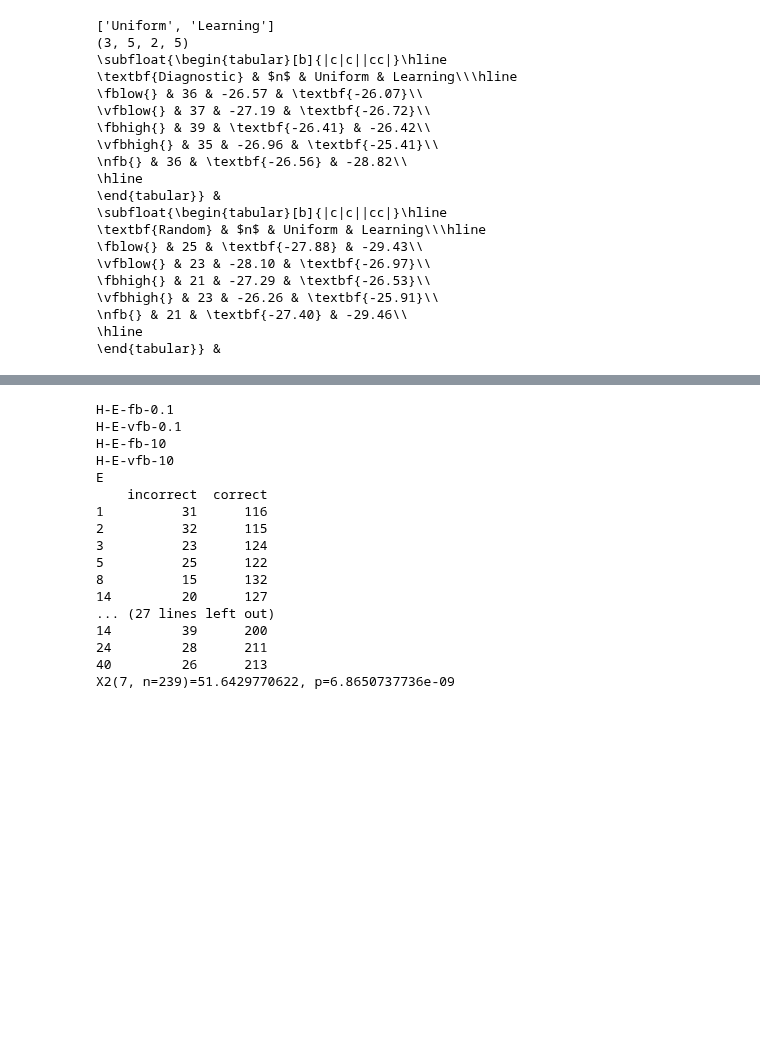
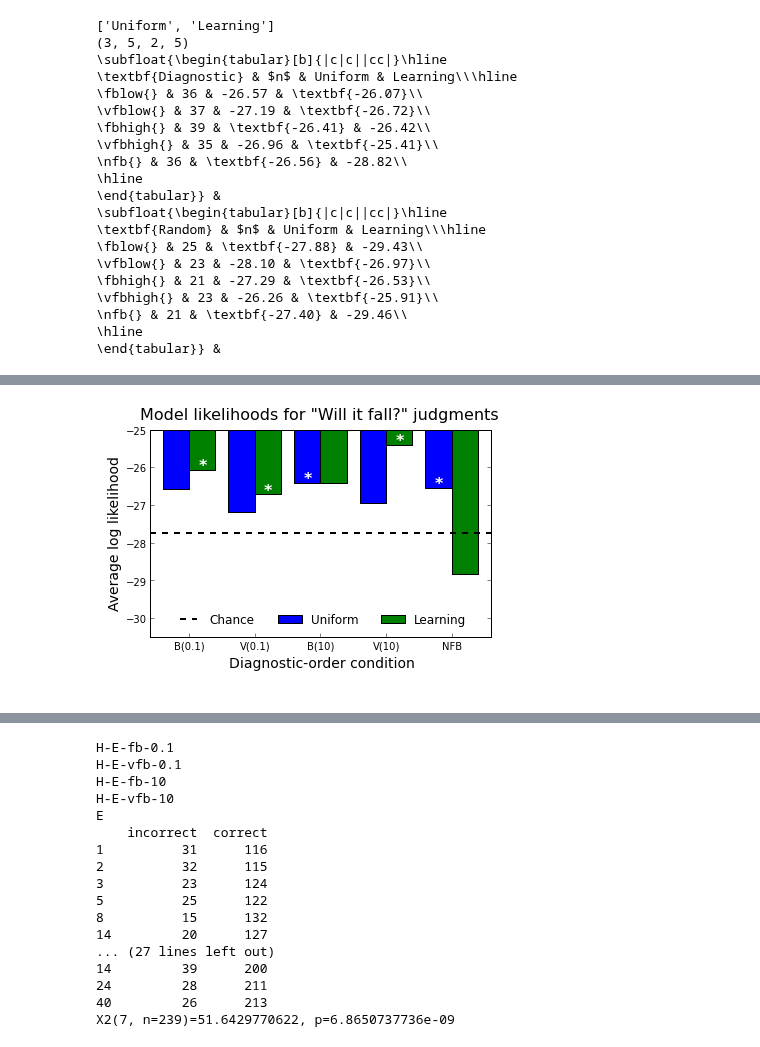
Before and after one commit to berkeley-cocosci/mass-inference, a Jupyter notebook: analysis/analyze-stability-learning.ipynb, the cells around one changed output, grey strips where cells are left out. Drawn from its saved outputs; the diff is of its cells as text; code cells hidden in the pictures; blank space fills up the shorter version.

```diff
--- a/analysis/analyze-stability-learning.ipynb
+++ b/analysis/analyze-stability-learning.ipynb
@@ -103,7 +96,7 @@ reload(mo)
 model_belief = {}
 for cond in hconds:
 
-    obstype, group, fbtype, ratio, cb = lat.parse_condition(cond)
+    obstype, group, fbtype, ratio, cb = at.parse_condition(cond)
     if obstype == "M" or fbtype == "vfb":
 	continue
 
@@ -224,15 +217,15 @@ n_cond = len(conds)
 ######################################################################
 ## Compute likelihoods under various models
 ######################################################################
-reload(lat)
+reload(at)
 
-models, mnames = lat.model_lhs(
+models, mnames = at.model_lhs(
     experiment, feedback, nofeedback, ipe_samps,
     kappas, ratios, conds, f_smooth=True, p_ignore=0.0)
 # %%
-reload(lat)
-table, table_conds, table_models = lat.make_performance_table(groups, conds, models, mnames)
-lat.print_performance_table(table, table_conds, groups, table_models, cond_labels)
+reload(at)
+table, table_conds, table_models = at.make_performance_table(groups, conds, models, mnames)
+at.print_performance_table(table, table_conds, groups, table_models, cond_labels)
 # %% [output]
 ['Uniform', 'Learning']
 (3, 5, 2, 5)
@@ -400,0 +250,72 @@ Saving figure to images/model_performance_all.svg...' Done
+# %%
+######################################################################
+## Plot likelihoods under other models
+######################################################################
+
+nc = 5
+nm = len(table_models)
+width = 0.8 / (2*nm)
+x0 = np.arange(nc)/2.
+colors = ["b", "g", "m"]
+
+for gidx, group in enumerate(groups):
+    idx = 0
+    fig = plt.figure(40+gidx)
+    plt.clf()
+
+    for midx, model in enumerate(table_models):
+	height = table[gidx, :, midx, 3].copy()
+	ticks = []
+	for i in xrange(len(table_conds[gidx])):
+	    cond = table_conds[gidx][i]
+	    obstype, group, fbtype, ratio, cb = at.parse_condition(cond)
+	    if fbtype == "fb" and ratio == "0.1":
+                clabel = r"B(0.1)"
+            elif fbtype == "fb" and ratio == "10":
+                clabel = r"B(10)"
+            elif fbtype == "vfb" and ratio == "0.1":
+                clabel = r"V(0.1)"
+            elif fbtype == "vfb" and ratio == "10":
+                clabel = r"V(10)"
+            elif fbtype == "nfb":
+                clabel = r"NFB"
+	    ticks.append(clabel)
+
+	color = colors[idx]
+	x = x0 + width*(idx-(nm/2.)) + width/2.
+	plt.bar(x, height,
+		color=color,
+		ecolor='k', align='center', width=width,
+		label=model)
+	plt.xticks(x0, ticks)
+
+	idx += 1
+
+    best = np.nanargmax(table[gidx, :, :, 3], axis=1), list(np.arange(nc))
+    print best
+    heights = table[gidx, :, :, 3].T[best]
+    print heights
+    b = np.array(best[1])/2. + width*(np.array(best[0])-(nm/2.)) + (width/2.)
+    for x, h in zip(b, heights):
+	plt.text(x, h, '*', fontweight='bold', fontsize=16, ha='center', color='w')
+
+    plt.ylim(-30.5, -25)
+    plt.xlim(x0.min()-0.3, x0.max()+0.3)
+    plt.plot([x0.min()-0.3, x0.max()+0.3], [np.log(0.5)*n_trial]*2,
+	     'k--', label="Chance", linewidth=2)
+
+    plt.legend(loc=8, ncol=4, fontsize=12, frameon=False)
+    plt.xlabel("%s-order condition" % ("Diagnostic" if group == "E" else "Random"), fontsize=14)
+    plt.ylabel("Average log likelihood", fontsize=14)
+
+    title = "Model likelihoods for \"Will it fall?\" judgments"
+    plt.suptitle(title, fontsize=16)
+    fig.set_figwidth(6)
+    fig.set_figheight(4)
+    plt.subplots_adjust(bottom=0.18, top = 0.9, left=0.11)
+
+    if p_ignore > 0:
+	at.savefig("images/model_performance_%s_ignore" % group, close=False, ext=['png', 'pdf', 'svg'])
+    else:
+	at.savefig("images/model_performance_%s" % group, close=False, ext=['png', 'pdf', 'svg'])
+# %% [output]
@@ -400,0 +337 @@ Saving figure to images/model_performance_all.svg...' Done
+[figure, added]
```
Also changed, not shown: parts of 13 cells of this notebook, 1 other file.
